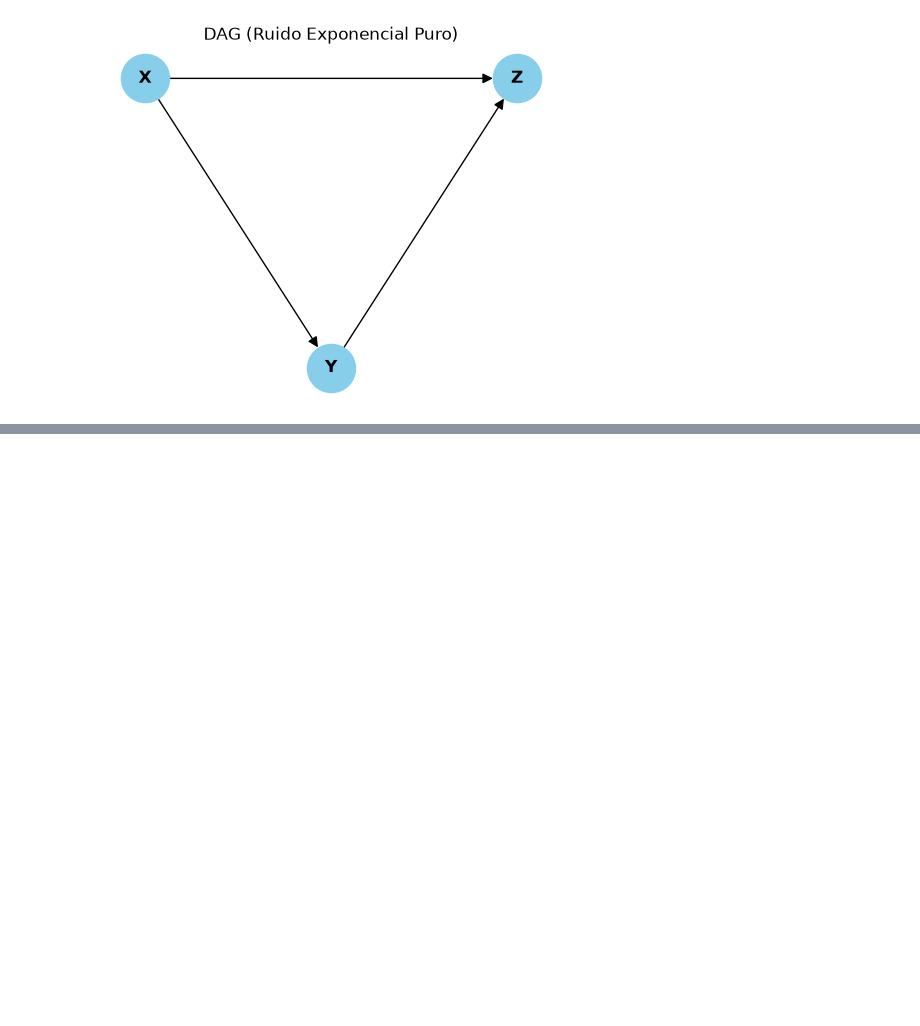
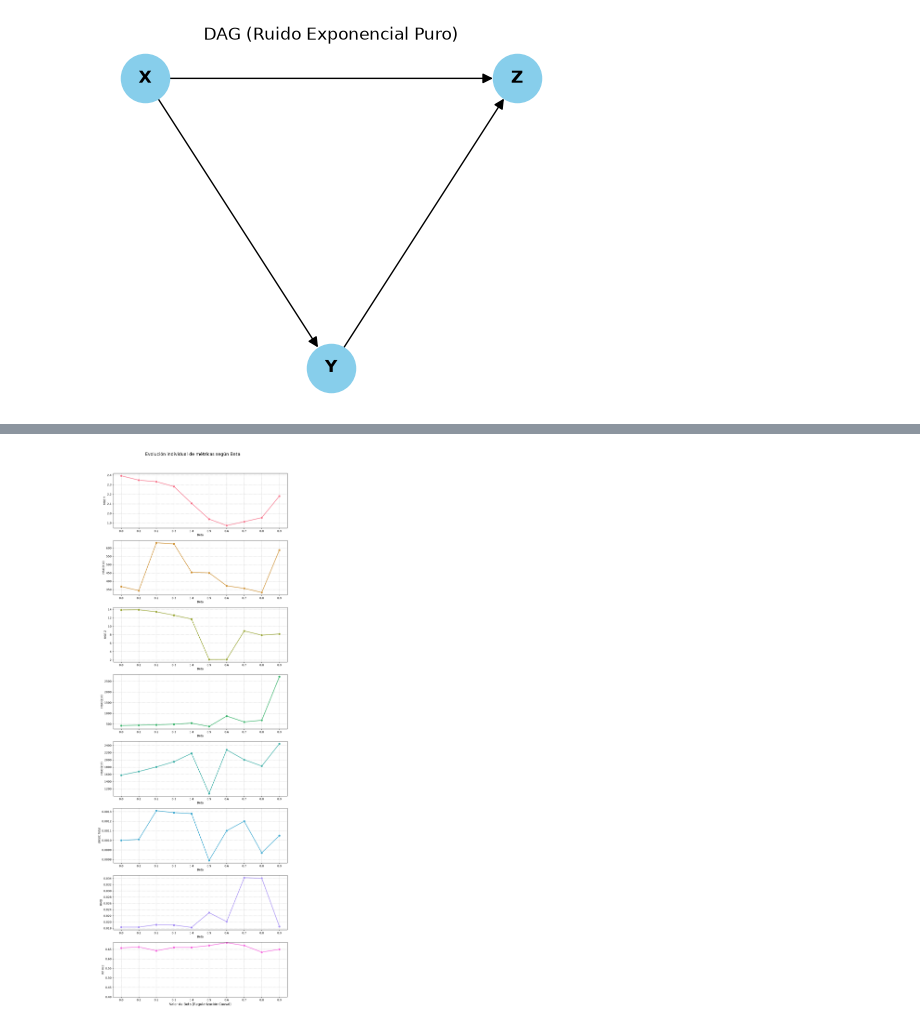
Before and after one commit to Claudia-Rodriguez2002/kacgm_hsic, a Jupyter notebook: notebooks/Ruido_Aditivo_Exponencial.ipynb, the cells around one changed output, grey strips where cells are left out. Saved outputs shown, nothing was run; the diff lists cells and outputs as text; code cells hidden in the pictures; blank space fills up the shorter version.

```diff
--- a/notebooks/Ruido_Aditivo_Exponencial.ipynb
+++ b/notebooks/Ruido_Aditivo_Exponencial.ipynb
@@ -263,0 +278,52 @@ display(df_final)
+# %%
+# ==============================================================================
+# BLOQUE 4: VISUALIZACIÓN PERSONALIZADA DE MÉTRICAS
+# ==============================================================================
+
+import matplotlib.pyplot as plt
+import seaborn as sns
+
+def plot_cada_metrica_individual_ajustado(df):
+    # 1. FILTRADO: Excluimos el modelo 'HSIC' puro
+    df_to_plot = df[df['Conf'] != 'HSIC'].copy()
+
+    # 2. Definir métricas a graficar
+    excluidas = ['Conf', 'Alpha', 'Beta']
+    metricas = [c for c in df_to_plot.columns if c not in excluidas]
+
+    # 3. Configurar colores distintos para cada métrica
+    paleta = sns.color_palette("husl", len(metricas))
+
+    # 4. Configurar la figura
+    num_plots = len(metricas)
+    fig, axes = plt.subplots(num_plots, 1, figsize=(10, 3.5 * num_plots), sharex=False)
+    fig.suptitle('Evolución individual de métricas según Beta', fontsize=16, y=1.02)
+
+    # Asegurar que axes sea iterable incluso si hay una sola gráfica
+    if num_plots == 1: axes = [axes]
+
+    # 5. Dibujar cada métrica
+    for i, metrica in enumerate(metricas):
+        ax = axes[i]
+        sns.lineplot(data=df_to_plot, x='Beta', y=metrica, ax=ax,
+                     marker='o', color=paleta[i], linewidth=2, markersize=8)
+
+        # AJUSTE ESPECÍFICO: RF Acc comienza en 0.4
+        if 'RF Acc' in metrica:
+            ax.set_ylim(bottom=0.4)
+
+        # AJUSTE DE EJE X: Forzar que aparezcan todos los valores de Beta
+        valores_beta = sorted(df_to_plot['Beta'].unique())
+        ax.set_xticks(valores_beta)
+
+        ax.set_ylabel(metrica, fontsize=10)
+        ax.grid(True, linestyle='--', alpha=0.7)
+
+    plt.xlabel("Valor de Beta (Regularización Causal)", fontsize=12)
+    plt.tight_layout()
+    plt.show()
+
+# Ejecutar
+plot_cada_metrica_individual_ajustado(df_final)
+# %% [output]
+[figure, added]
```
Also changed, not shown: parts of 2 cells of this notebook, 26 other files.
